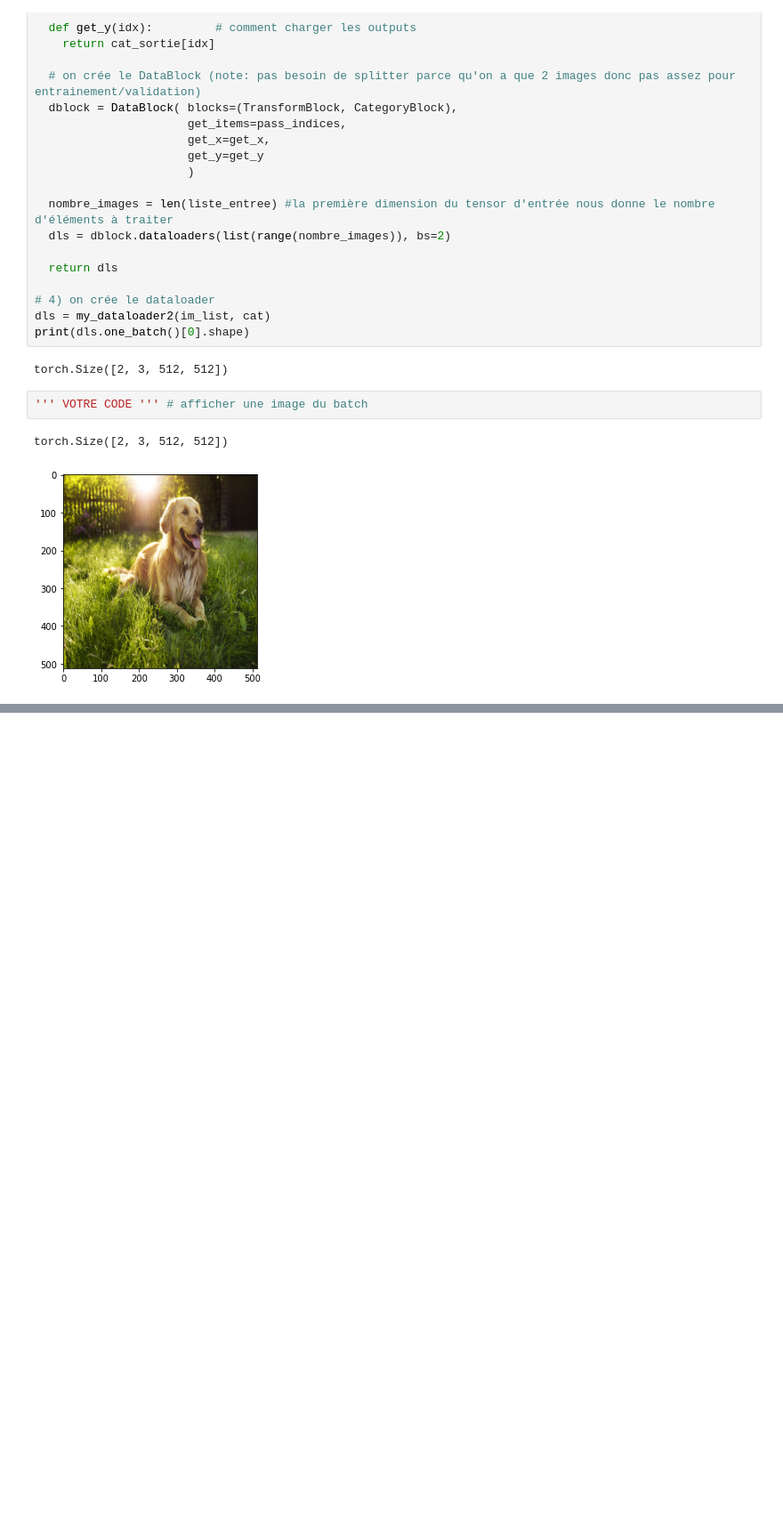
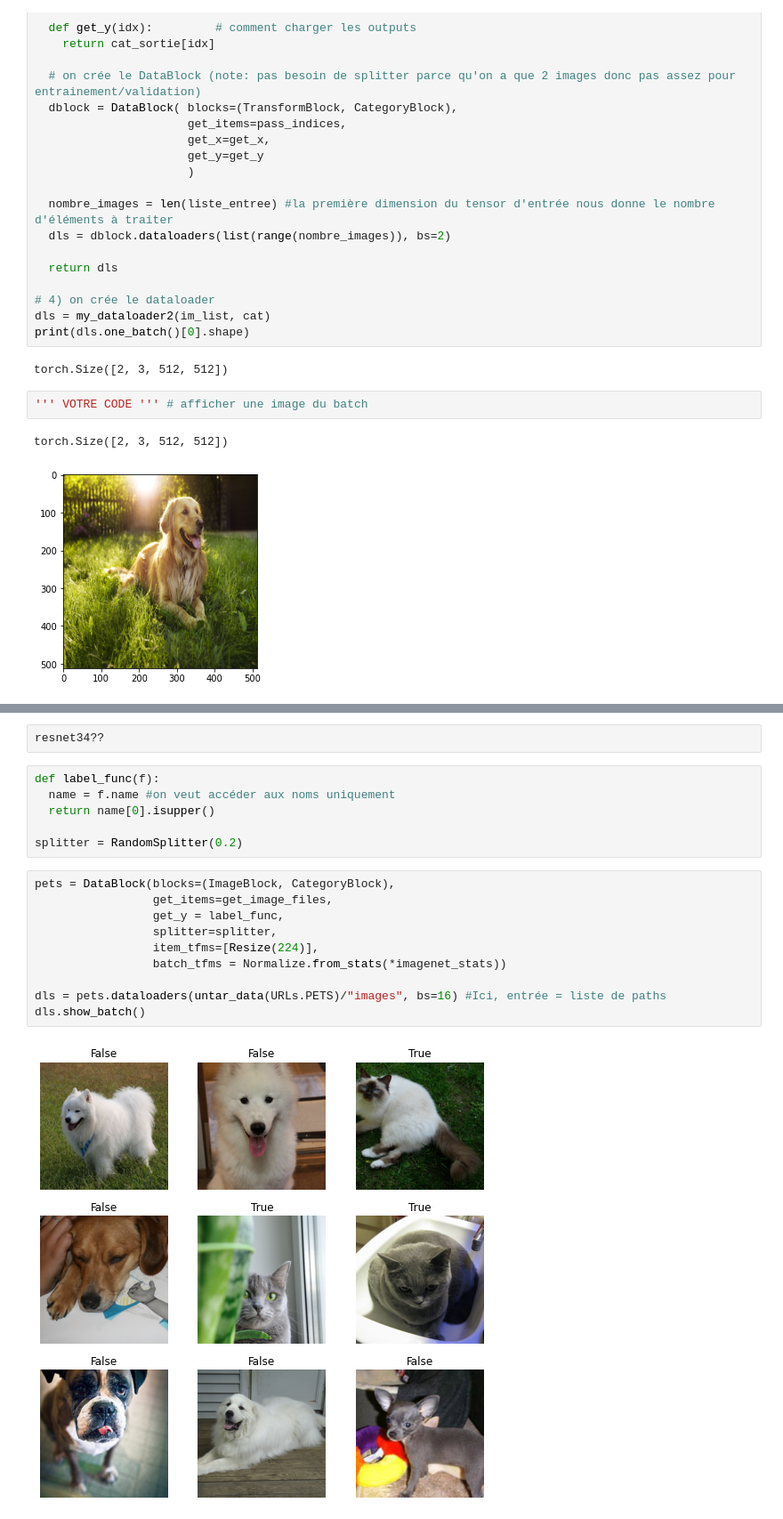
Before and after one commit to antmaio/Creactif_Fastai, a Jupyter notebook: Fastai_Seance4.ipynb, the cells around one changed output, grey strips where cells are left out. Shown at 89% size. Saved outputs shown, nothing was run; the diff lists cells and outputs as text; blank space fills up the shorter version.

```diff
--- a/Fastai_Seance4.ipynb
+++ b/Fastai_Seance4.ipynb
@@ -162,0 +258,20 @@ plt.show()
+# %%
+resnet34??
+# %%
+def label_func(f):
+  name = f.name #on veut accéder aux noms uniquement
+  return name[0].isupper()
+
+splitter = RandomSplitter(0.2)
+# %%
+pets = DataBlock(blocks=(ImageBlock, CategoryBlock),
+                 get_items=get_image_files,
+                 get_y = label_func,
+                 splitter=splitter,
+                 item_tfms=[Resize(224)],
+                 batch_tfms = Normalize.from_stats(*imagenet_stats))
+
+dls = pets.dataloaders(untar_data(URLs.PETS)/"images", bs=16) #Ici, entrée = liste de paths
+dls.show_batch()
+# %% [output]
+[figure, added]
```
Also changed, not shown: parts of 35 cells of this notebook.
